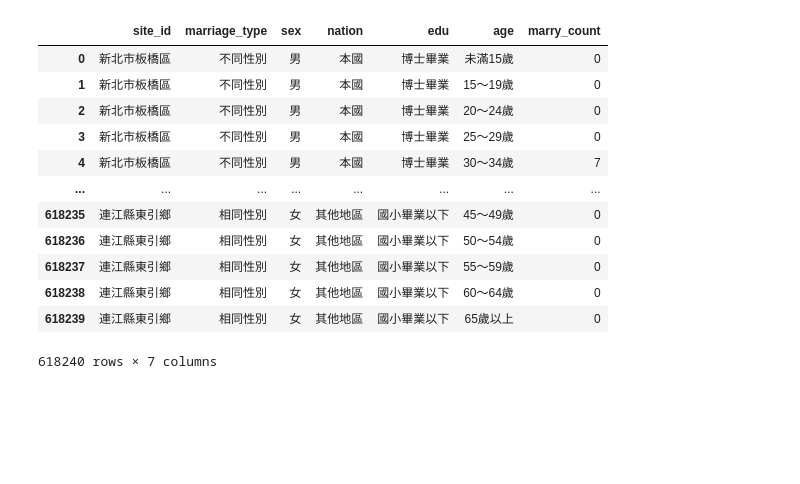
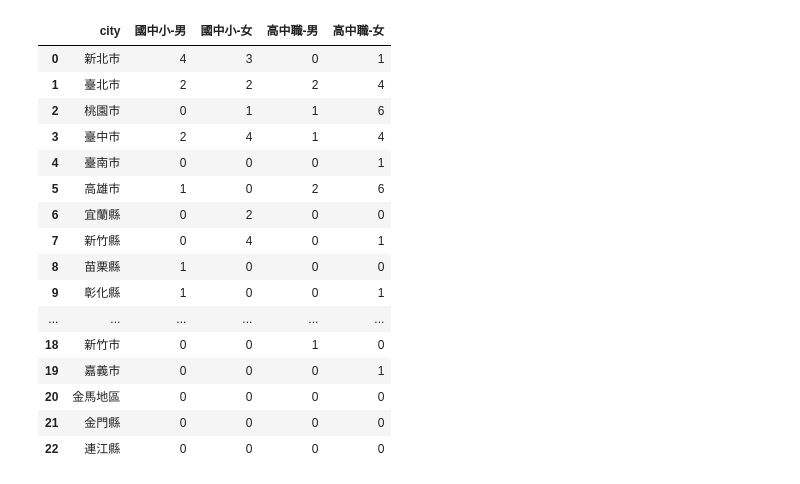
Before and after one commit to x000315/LAT, a Jupyter notebook: HW2.ipynb, the cells around one changed output. Cells and saved outputs as stored; diff of their text form; code cells hidden in the pictures; blank space fills up the shorter version.

```diff
--- a/HW2.ipynb
+++ b/HW2.ipynb
@@ -1,20 +1,24 @@
 # %%
 import pandas as pd
 
-df = pd.read_csv('opendata109m113.csv')
+df = pd.read_csv('111學年度資賦優異原住民族學生人數統計-按地區別與性別.csv')
 
 df
 # %% [output]
-|  | site_id | marriage_type | sex | nation | edu | age | marry_count |
-| 0 | 新北市板橋區 | 不同性別 | 男 | 本國 | 博士畢業 | 未滿15歲 | 0 |
-| 1 | 新北市板橋區 | 不同性別 | 男 | 本國 | 博士畢業 | 15～19歲 | 0 |
-| 2 | 新北市板橋區 | 不同性別 | 男 | 本國 | 博士畢業 | 20～24歲 | 0 |
-| 3 | 新北市板橋區 | 不同性別 | 男 | 本國 | 博士畢業 | 25～29歲 | 0 |
-| 4 | 新北市板橋區 | 不同性別 | 男 | 本國 | 博士畢業 | 30～34歲 | 7 |
-| ... | ... | ... | ... | ... | ... | ... | ... |
-| 618235 | 連江縣東引鄉 | 相同性別 | 女 | 其他地區 | 國小畢業以下 | 45～49歲 | 0 |
-| 618236 | 連江縣東引鄉 | 相同性別 | 女 | 其他地區 | 國小畢業以下 | 50～54歲 | 0 |
-| 618237 | 連江縣東引鄉 | 相同性別 | 女 | 其他地區 | 國小畢業以下 | 55～59歲 | 0 |
-| 618238 | 連江縣東引鄉 | 相同性別 | 女 | 其他地區 | 國小畢業以下 | 60～64歲 | 0 |
-| 618239 | 連江縣東引鄉 | 相同性別 | 女 | 其他地區 | 國小畢業以下 | 65歲以上 | 0 |
+|  | city | 國中小-男 | 國中小-女 | 高中職-男 | 高中職-女 |
+| 0 | 新北市 | 4 | 3 | 0 | 1 |
+| 1 | 臺北市 | 2 | 2 | 2 | 4 |
+| 2 | 桃園市 | 0 | 1 | 1 | 6 |
+| 3 | 臺中市 | 2 | 4 | 1 | 4 |
+| 4 | 臺南市 | 0 | 0 | 0 | 1 |
+| 5 | 高雄市 | 1 | 0 | 2 | 6 |
+| 6 | 宜蘭縣 | 0 | 2 | 0 | 0 |
+| 7 | 新竹縣 | 0 | 4 | 0 | 1 |
+| 8 | 苗栗縣 | 1 | 0 | 0 | 0 |
+| 9 | 彰化縣 | 1 | 0 | 0 | 1 |
+| ... | ... | ... | ... | ... | ... |
+| 18 | 新竹市 | 0 | 0 | 1 | 0 |
+| 19 | 嘉義市 | 0 | 0 | 0 | 1 |
+| 20 | 金馬地區 | 0 | 0 | 0 | 0 |
+| 21 | 金門縣 | 0 | 0 | 0 | 0 |
+| 22 | 連江縣 | 0 | 0 | 0 | 0 |
-618240 rows × 7 columns
```
Also changed, not shown: parts of 2 cells of this notebook, 1 other file.
